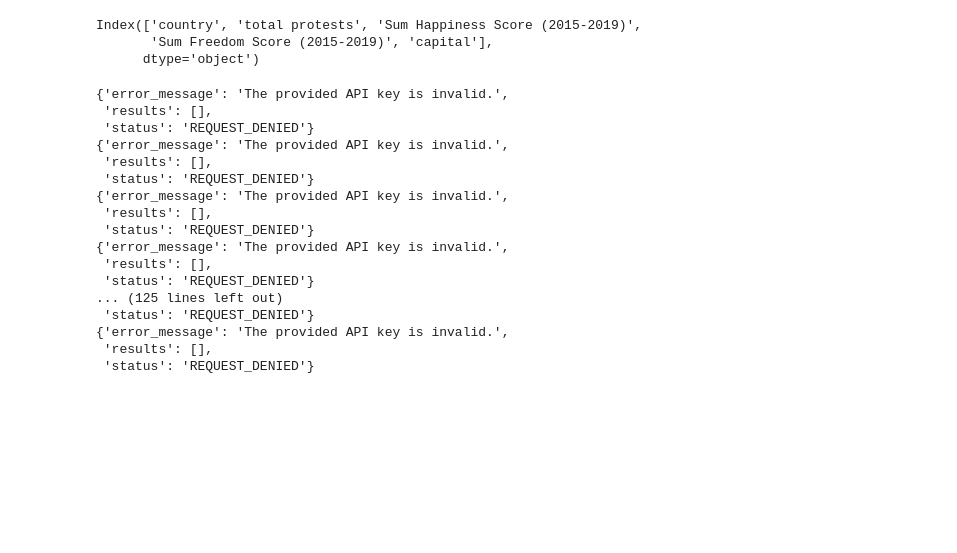
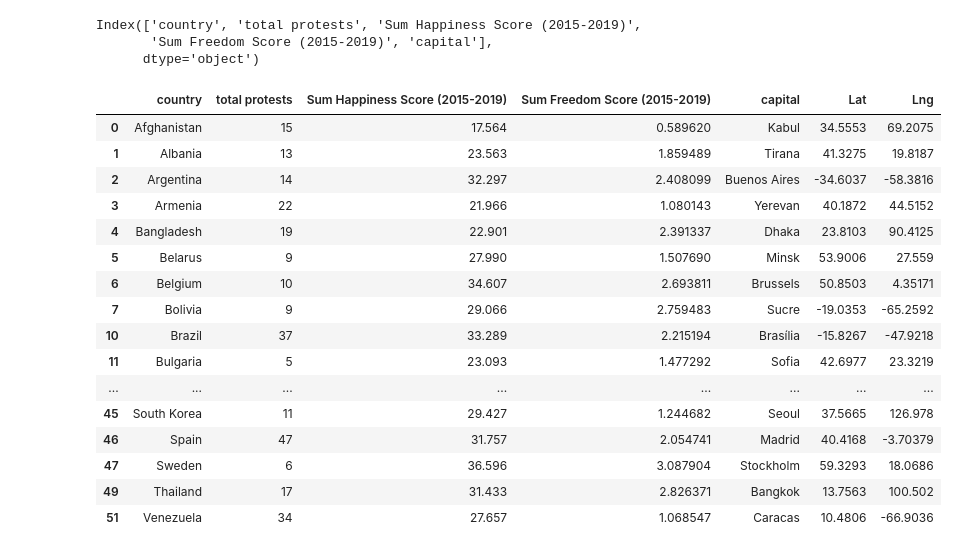
Before and after one commit to jeosqueri/Protest-Happiness-Analysis, a Jupyter notebook: Protest_For_Happiness_Project.ipynb, the cells around one changed output. Saved outputs shown, nothing was run; the diff lists cells and outputs as text; code cells hidden in the pictures; blank space fills up the shorter version.

```diff
--- a/Protest_For_Happiness_Project.ipynb
+++ b/Protest_For_Happiness_Project.ipynb
@@ -807,33 +807,37 @@ Index(['country', 'total protests', 'Sum Happiness Score (2015-2019)',
        'Sum Freedom Score (2015-2019)', 'capital'],
       dtype='object')
 # %%
-Lat = []
-Lng = []
+heatmap['Lat'] = ''
+heatmap['Lng'] = ''
 for index, row in heatmap.iterrows():
-    target_city = f'{row[0]},{row[4]}'
-    target_url = ('https://maps.googleapis.com/maps/api/geocode/json?address={0}&key={1}').format(target_city, g_key)
-    geo_data = requests.get(target_url).json()
-    pprint(geo_data)
-    Lat.append(geo_data["results"][0]["geometry"]["location"]["lat"])
-    Lng.apend(geo_data["results"][0]["geometry"]["location"]["lng"])
+    try:
+        target_city = f'{row[0]},{row[4]}'
+        target_url = ('https://maps.googleapis.com/maps/api/geocode/json?address={0}&key={1}').format(target_city, g_key)
+        geo_data = requests.get(target_url).json()
+        heatmap.loc[index,'Lat'] = (geo_data["results"][0]["geometry"]["location"]["lat"])
+        heatmap.loc[index,'Lng'] = (geo_data["results"][0]["geometry"]["location"]["lng"])
+    except:
+        print('The Capital does not exist!')
-# %% [output]
-{'error_message': 'The provided API key is invalid.',
- 'results': [],
- 'status': 'REQUEST_DENIED'}
-{'error_message': 'The provided API key is invalid.',
- 'results': [],
- 'status': 'REQUEST_DENIED'}
-{'error_message': 'The provided API key is invalid.',
- 'results': [],
- 'status': 'REQUEST_DENIED'}
-{'error_message': 'The provided API key is invalid.',
- 'results': [],
- 'status': 'REQUEST_DENIED'}
-... (125 lines left out)
- 'status': 'REQUEST_DENIED'}
-{'error_message': 'The provided API key is invalid.',
- 'results': [],
- 'status': 'REQUEST_DENIED'}
+# %%
+heatmap
+# %% [output]
+|  | country | total protests | Sum Happiness Score (2015-2019) | Sum Freedom Score (2015-2019) | capital | Lat | Lng |
+| 0 | Afghanistan | 15 | 17.564 | 0.589620 | Kabul | 34.5553 | 69.2075 |
+| 1 | Albania | 13 | 23.563 | 1.859489 | Tirana | 41.3275 | 19.8187 |
+| 2 | Argentina | 14 | 32.297 | 2.408099 | Buenos Aires | -34.6037 | -58.3816 |
+| 3 | Armenia | 22 | 21.966 | 1.080143 | Yerevan | 40.1872 | 44.5152 |
+| 4 | Bangladesh | 19 | 22.901 | 2.391337 | Dhaka | 23.8103 | 90.4125 |
+| 5 | Belarus | 9 | 27.990 | 1.507690 | Minsk | 53.9006 | 27.559 |
+| 6 | Belgium | 10 | 34.607 | 2.693811 | Brussels | 50.8503 | 4.35171 |
+| 7 | Bolivia | 9 | 29.066 | 2.759483 | Sucre | -19.0353 | -65.2592 |
+| 10 | Brazil | 37 | 33.289 | 2.215194 | Brasília | -15.8267 | -47.9218 |
+| 11 | Bulgaria | 5 | 23.093 | 1.477292 | Sofia | 42.6977 | 23.3219 |
+| ... | ... | ... | ... | ... | ... | ... | ... |
+| 45 | South Korea | 11 | 29.427 | 1.244682 | Seoul | 37.5665 | 126.978 |
+| 46 | Spain | 47 | 31.757 | 2.054741 | Madrid | 40.4168 | -3.70379 |
+| 47 | Sweden | 6 | 36.596 | 3.087904 | Stockholm | 59.3293 | 18.0686 |
+| 49 | Thailand | 17 | 31.433 | 2.826371 | Bangkok | 13.7563 | 100.502 |
+| 51 | Venezuela | 34 | 27.657 | 1.068547 | Caracas | 10.4806 | -66.9036 |
 # %%
 #configuring the gmap
 gmaps.configure(api_key=g_key)
```
Also changed, not shown: parts of 6 cells of this notebook, 3 other files.
